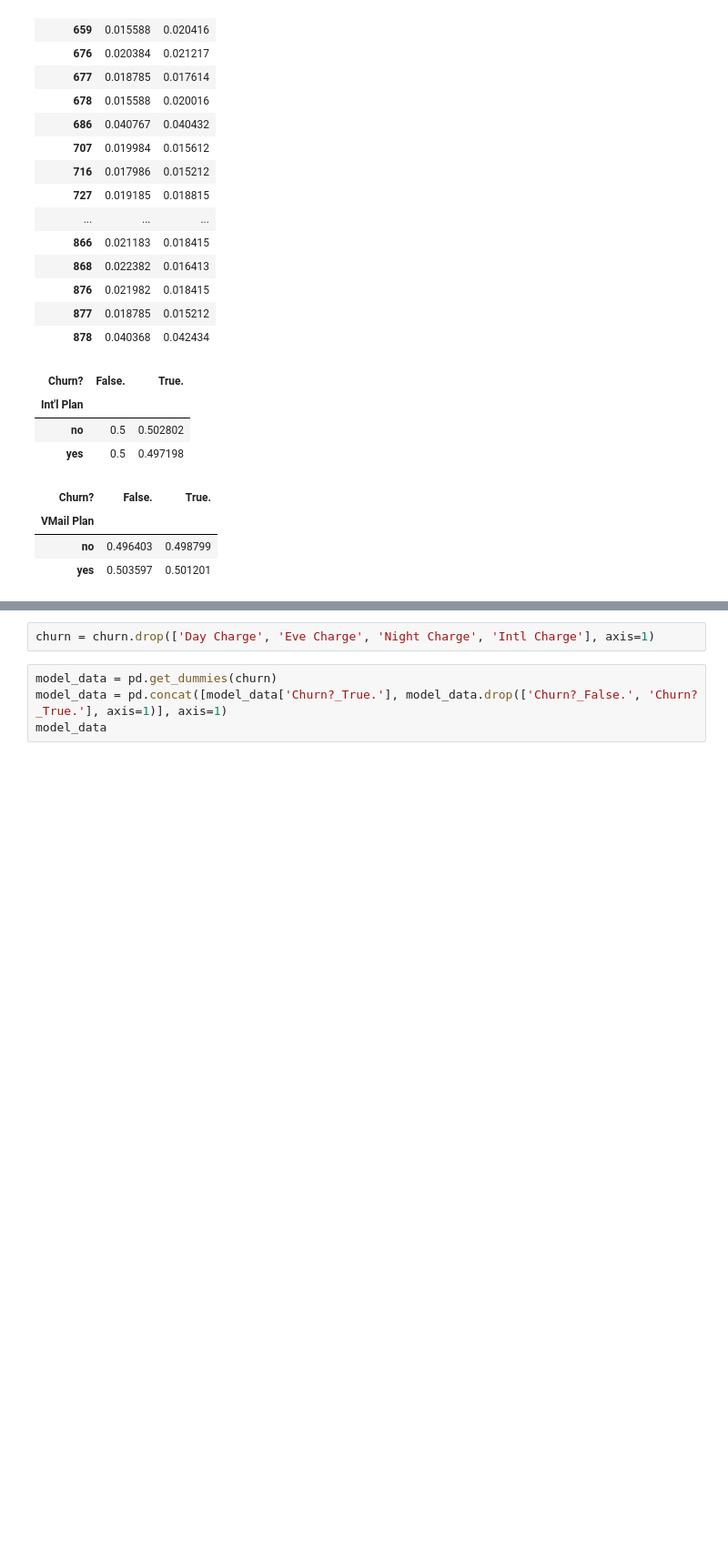
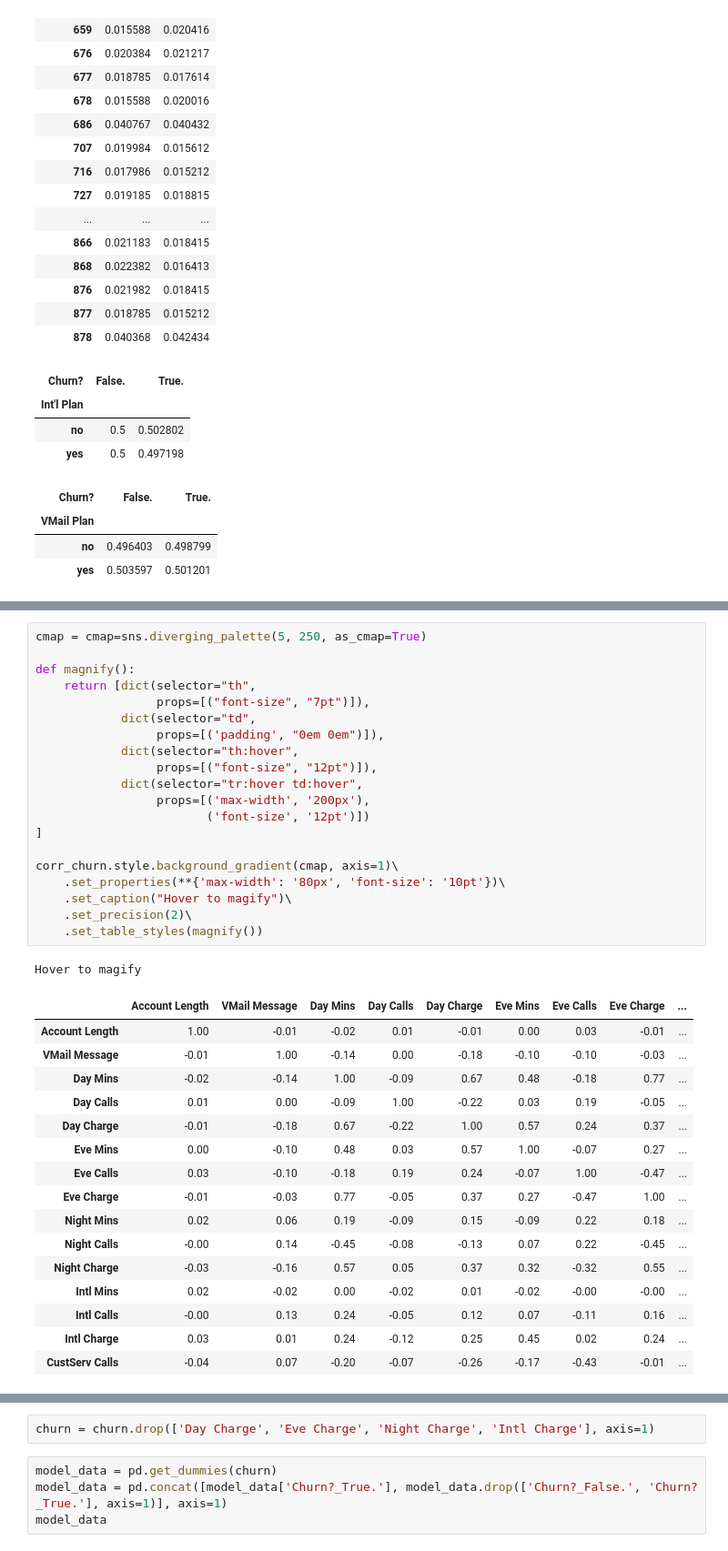
Before and after one commit to data-analytics-professionals/customer-churn, a Jupyter notebook: project-customer-churn.ipynb, the cells around one changed output, grey strips where cells are left out. Shown at 91% size. Drawn from its saved outputs; the diff is of its cells as text; blank space fills up the shorter version.

```diff
--- a/project-customer-churn.ipynb
+++ b/project-customer-churn.ipynb
@@ -293,3 +303,41 @@ display(churn.corr())
+# %%
+cmap = cmap=sns.diverging_palette(5, 250, as_cmap=True)
+
+def magnify():
+    return [dict(selector="th",
+                 props=[("font-size", "7pt")]),
+            dict(selector="td",
+                 props=[('padding', "0em 0em")]),
+            dict(selector="th:hover",
+                 props=[("font-size", "12pt")]),
+            dict(selector="tr:hover td:hover",
+                 props=[('max-width', '200px'),
+                        ('font-size', '12pt')])
+]
+
+corr_churn.style.background_gradient(cmap, axis=1)\
+    .set_properties(**{'max-width': '80px', 'font-size': '10pt'})\
+    .set_caption("Hover to magify")\
+    .set_precision(2)\
+    .set_table_styles(magnify())
+# %% [output]
+Hover to magify
+|  | Account Length | VMail Message | Day Mins | Day Calls | Day Charge | Eve Mins | Eve Calls | Eve Charge | ... |
+| Account Length | 1.00 | -0.01 | -0.02 | 0.01 | -0.01 | 0.00 | 0.03 | -0.01 | ... |
+| VMail Message | -0.01 | 1.00 | -0.14 | 0.00 | -0.18 | -0.10 | -0.10 | -0.03 | ... |
+| Day Mins | -0.02 | -0.14 | 1.00 | -0.09 | 0.67 | 0.48 | -0.18 | 0.77 | ... |
+| Day Calls | 0.01 | 0.00 | -0.09 | 1.00 | -0.22 | 0.03 | 0.19 | -0.05 | ... |
+| Day Charge | -0.01 | -0.18 | 0.67 | -0.22 | 1.00 | 0.57 | 0.24 | 0.37 | ... |
+| Eve Mins | 0.00 | -0.10 | 0.48 | 0.03 | 0.57 | 1.00 | -0.07 | 0.27 | ... |
+| Eve Calls | 0.03 | -0.10 | -0.18 | 0.19 | 0.24 | -0.07 | 1.00 | -0.47 | ... |
+| Eve Charge | -0.01 | -0.03 | 0.77 | -0.05 | 0.37 | 0.27 | -0.47 | 1.00 | ... |
+| Night Mins | 0.02 | 0.06 | 0.19 | -0.09 | 0.15 | -0.09 | 0.22 | 0.18 | ... |
+| Night Calls | -0.00 | 0.14 | -0.45 | -0.08 | -0.13 | 0.07 | 0.22 | -0.45 | ... |
+| Night Charge | -0.03 | -0.16 | 0.57 | 0.05 | 0.37 | 0.32 | -0.32 | 0.55 | ... |
+| Intl Mins | 0.02 | -0.02 | 0.00 | -0.02 | 0.01 | -0.02 | -0.00 | -0.00 | ... |
+| Intl Calls | -0.00 | 0.13 | 0.24 | -0.05 | 0.12 | 0.07 | -0.11 | 0.16 | ... |
+| Intl Charge | 0.03 | 0.01 | 0.24 | -0.12 | 0.25 | 0.45 | 0.02 | 0.24 | ... |
+| CustServ Calls | -0.04 | 0.07 | -0.20 | -0.07 | -0.26 | -0.17 | -0.43 | -0.01 | ... |
 # %%
 sm = pd.plotting.scatter_matrix(churn, figsize=(12, 12))
 
```
Also changed, not shown: parts of 6 cells of this notebook.
